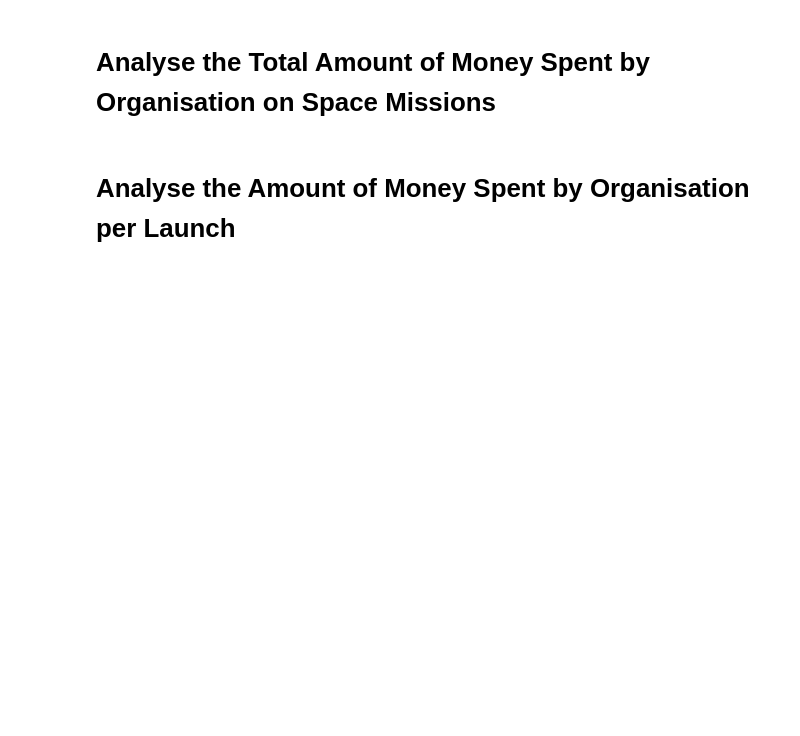
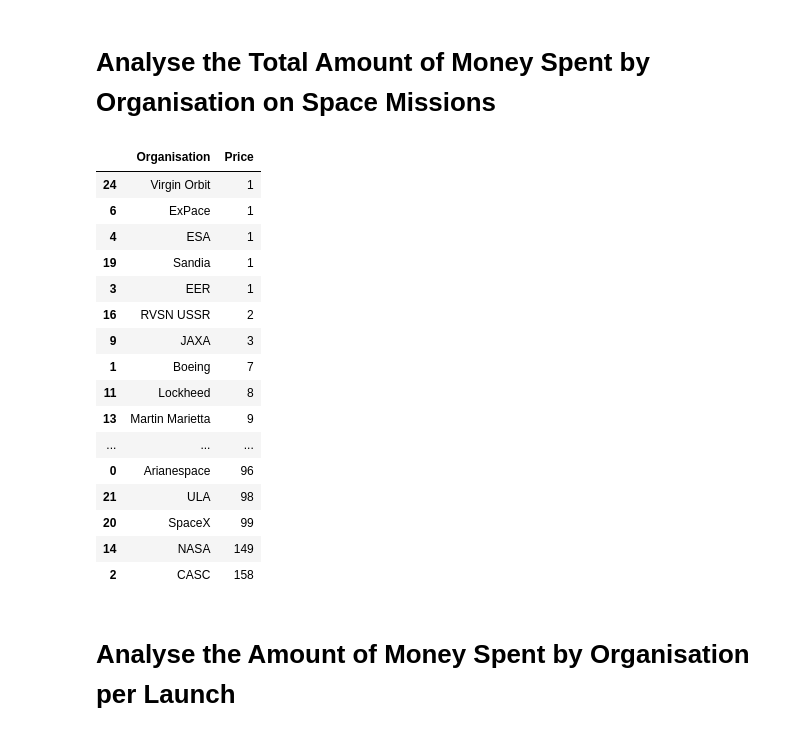
Before and after one commit to cruzcyn/Space-Mission-Analysis, a Jupyter notebook: Space_Missions_Analysis_(start).ipynb, the cells around one changed output. Saved outputs shown, nothing was run; the diff lists cells and outputs as text; code cells hidden in the pictures; blank space fills up the shorter version.

```diff
--- a/Space_Missions_Analysis_(start).ipynb
+++ b/Space_Missions_Analysis_(start).ipynb
@@ -426,3 +426,27 @@ fig.update_layout(xaxis_title="Mission Status",
 fig.show()
 # %% [markdown]
 # Analyse the Total Amount of Money Spent by Organisation on Space Missions
+# %%
+# Using "price_df" as the dataframe since that's the one where the NaN values in the Price column have been dropped and the remaining values were converted to integers
+
+money_spent = price_df.groupby("Organisation", as_index=False).agg({"Price": pd.Series.count})
+money_spent.sort_values("Price", inplace=True)
+money_spent
+# %% [output]
+|  | Organisation | Price |
+| 24 | Virgin Orbit | 1 |
+| 6 | ExPace | 1 |
+| 4 | ESA | 1 |
+| 19 | Sandia | 1 |
+| 3 | EER | 1 |
+| 16 | RVSN USSR | 2 |
+| 9 | JAXA | 3 |
+| 1 | Boeing | 7 |
+| 11 | Lockheed | 8 |
+| 13 | Martin Marietta | 9 |
+| ... | ... | ... |
+| 0 | Arianespace | 96 |
+| 21 | ULA | 98 |
+| 20 | SpaceX | 99 |
+| 14 | NASA | 149 |
+| 2 | CASC | 158 |
```
Also changed, not shown: parts of 1 cell of this notebook.
